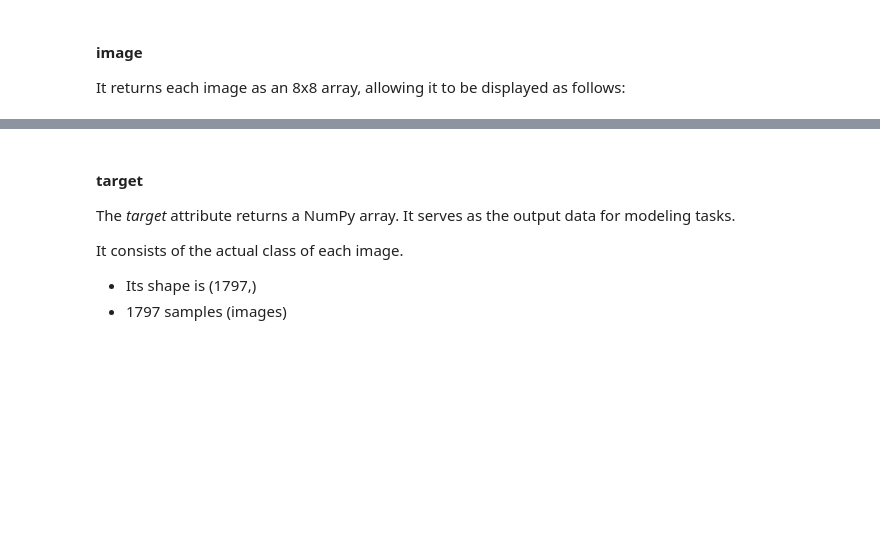
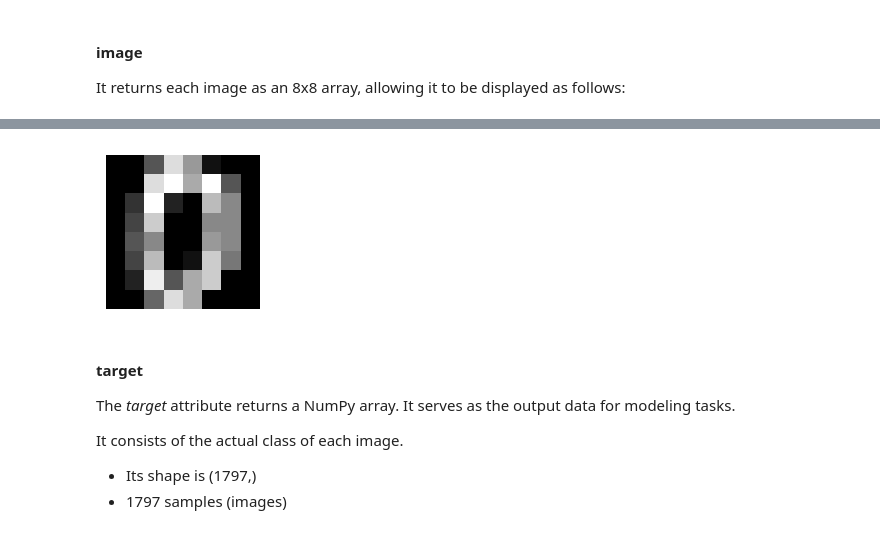
Before and after one commit to datasmp/pfds, a Jupyter notebook: _sources/datasets.ipynb, the cells around one changed output, grey strips where cells are left out. Saved outputs shown, nothing was run; the diff lists cells and outputs as text; code cells hidden in the pictures; blank space fills up the shorter version.

```diff
--- a/_sources/datasets.ipynb
+++ b/_sources/datasets.ipynb
@@ -350,3 +350,10 @@ plt.imshow(digits.images[0], 'gray');
+# %%
+# smaller size and no axis lines
+plt.figure(figsize=(2,2))
+plt.imshow(digits.images[0], 'gray')
+plt.axis('off');
+# %% [output]
+[figure, added]
 # %% [markdown]
 #### target
 The *target* attribute returns a NumPy array. It serves as the output data for modeling tasks.
```
Also changed, not shown: parts of 2 cells of this notebook, 8 other files.
